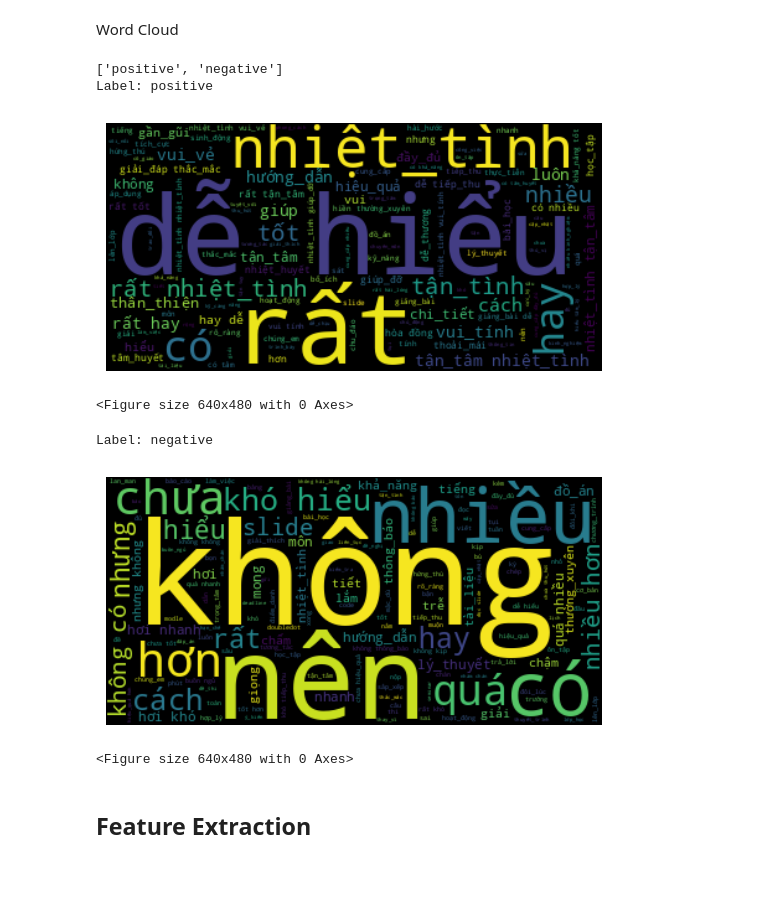
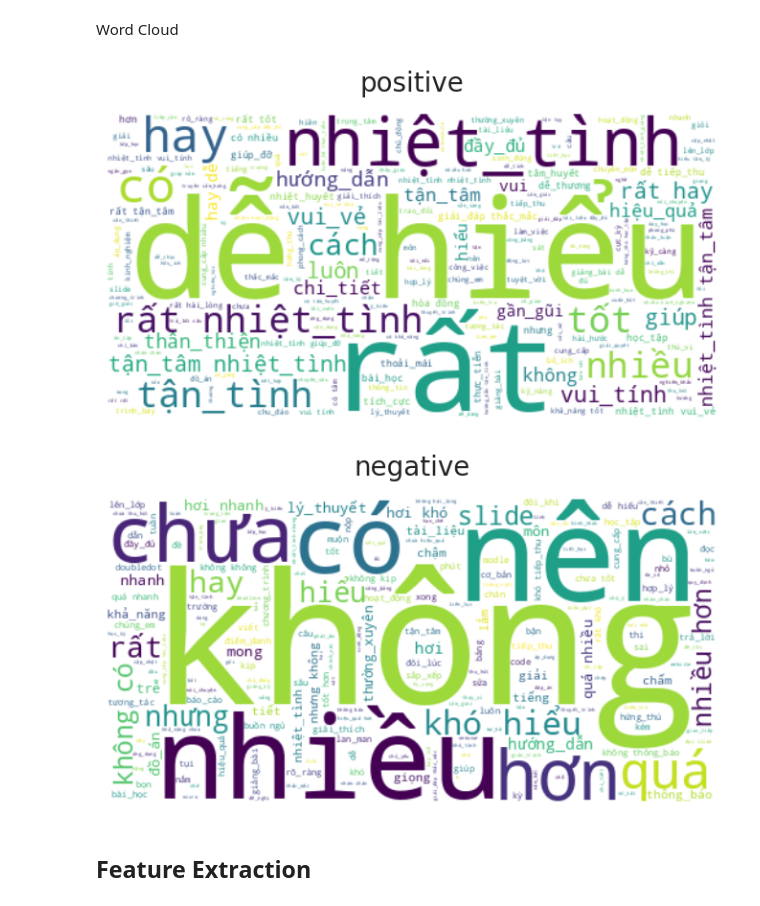
Before and after one commit to tkt-gemini/sentiment-binary-classification, a Jupyter notebook: main.ipynb, the cells around one changed output. Drawn from its saved outputs; the diff is of its cells as text; code cells hidden in the pictures; blank space fills up the shorter version.

```diff
--- a/main.ipynb
+++ b/main.ipynb
@@ -14,7 +23,10 @@ from underthesea import word_tokenize
 # %% [markdown]
 Set style for plot
 # %%
-sns.set_theme(style="whitegrid")
+sns.set_theme(
+    style="whitegrid",
+    context='notebook'
+)
 # %% [markdown]
 ## Load & filter data
 # %% [markdown]
@@ -110,13 +122,21 @@ Name: count, dtype: int64
 # %% [markdown]
 Word cloud funtion
 # %%
-def getWordCloud(words):
+def getWordCloud(words, title):
     text = ' '.join(words)
-    wordcloud = WordCloud().generate(text)
+    wordcloud = WordCloud(
+        width=500,
+        height=250,
+        colormap='viridis',
+        background_color='white',
+        random_state=123
+    ).generate(text)
+
+    plt.figure()
     plt.imshow(wordcloud, interpolation='bilinear')
     plt.axis("off")
-
-    plt.figure()
+    plt.title(title, fontsize=20, pad=16, color="#222")
+    plt.tight_layout(pad=0)
     plt.show()
 # %%
 sentiment_counts = df['train']['sentiment'].value_counts()
@@ -192,17 +216,15 @@ plt.show()
 # %%
 labels = df['train']['sentiment'].value_counts().index.tolist()
-print(labels)
 
 for label in labels:
-    print(f"Label: {label}")
     word_list = []
 
-    for senc in df['train']['sentence']:
+    for senc in df['train'][df['train']['sentiment'] == label]['sentence']:
         if isinstance(senc, list):
             merged = ' '.join(senc)
         else:
             merged = senc
         word_list.append(merged)
 
-    getWordCloud(word_list)
+    getWordCloud(word_list, label)
 # %% [output]
@@ -242,7 +257,6 @@ def has_emoji(text):
     try:
         return emoji.emoji_count(text) > 0
     except:
-        # Fallback: kiểm tra bằng regex pattern cho emoji
         emoji_pattern = re.compile(
             "["
             "\U0001F600-\U0001F64F"  # emoticons
@@ -251,7 +265,10 @@ def has_emoji(text):
             "\U0001F1E0-\U0001F1FF"  # flags (iOS)
             "\U00002702-\U000027B0"
             "\U000024C2-\U0001F251"
-            "]+", flags=re.UNICODE)
+            "]+",
+            flags=re.UNICODE
+        )
+
         return bool(emoji_pattern.search(text))
 
 def has_repeated_chars(text):
@@ -278,8 +295,8 @@ fig, axes = plt.subplots(1, 3, figsize=(18, 5))
 
 for idx, (feat_name, _) in enumerate(feature_funcs):
     feature_counts = special_features_df[feat_name]
-    axes[idx].bar(feature_counts.index, feature_counts.values, color=sns.color_palette({'#6d9ce8', '#e8d46d'}, len(feature_counts)))
-    axes[idx].set_title(f'Số sentence có {feat_name}')
+    axes[idx].bar(feature_counts.index, feature_counts.values, color=sns.color_palette({'#F4B342', '#DE1A58'}, len(feature_counts)))
+    axes[idx].set_title(f'Số câu có {feat_name}')
     axes[idx].set_xlabel('Nhãn')
     axes[idx].set_ylabel('Số lượng')
     for i, v in enumerate(feature_counts.values):
@@ -377,28 +394,21 @@ display(df['test'].head())
 Word Cloud
 # %%
 labels = df['train']['sentiment'].value_counts().index.tolist()
-print(labels)
 
 for label in labels:
-    print(f"Label: {label}")
     word_list = []
 
     for senc in df['train'][df['train']['sentiment'] == label]['sentence_process']:
         if isinstance(senc, list):
             merged = ' '.join(senc)
         else:
             merged = senc
         word_list.append(merged)
 
-    getWordCloud(word_list)
+    getWordCloud(word_list, label)
 # %% [output]
-['positive', 'negative']
-Label: positive
-[figure, old version]
+[figure, new version]
-<Figure size 640x480 with 0 Axes>
-Label: negative
-[figure, old version]
+[figure, new version]
-<Figure size 640x480 with 0 Axes>
 # %% [markdown]
 ## Feature Extraction
 # %% [markdown]
```
Also changed, not shown: parts of 26 cells of this notebook.
